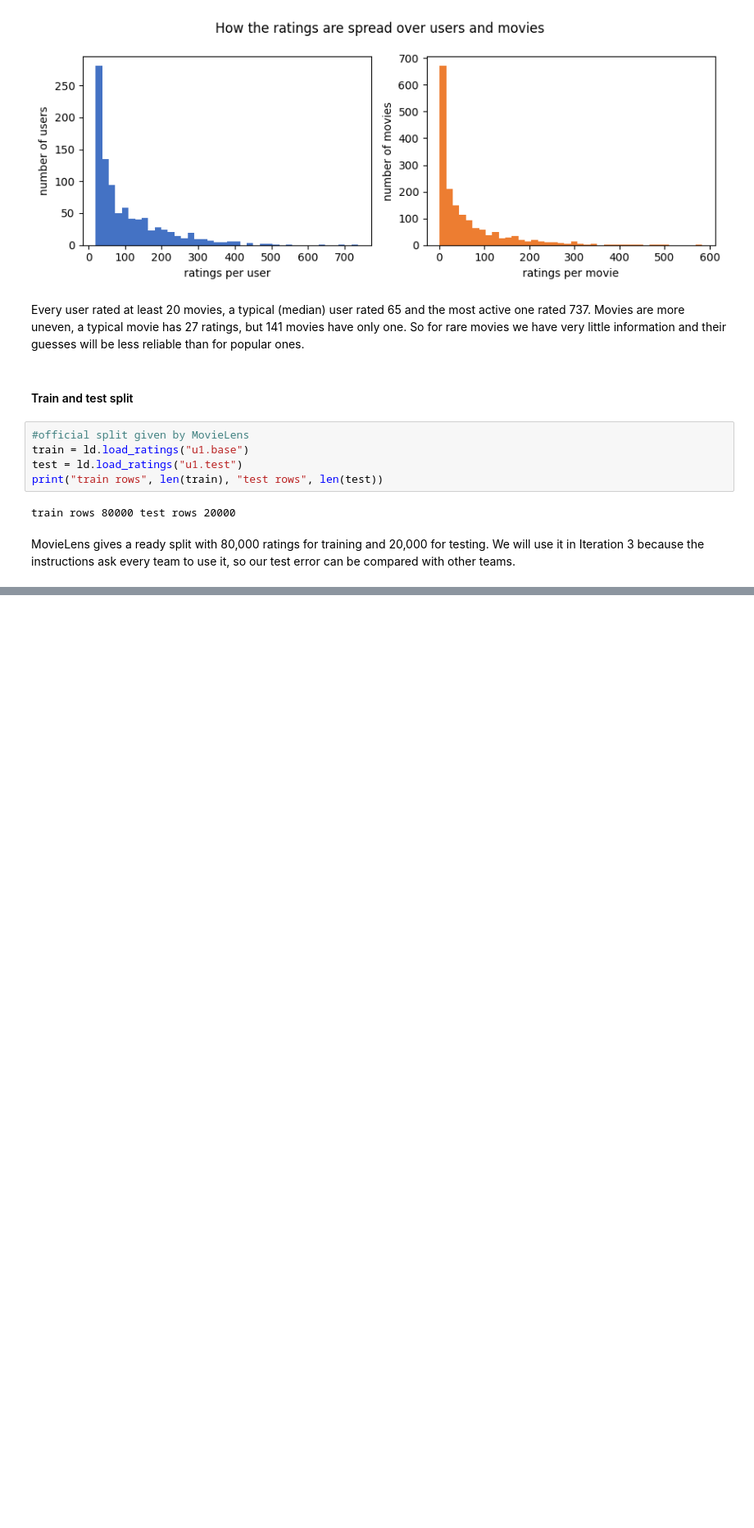
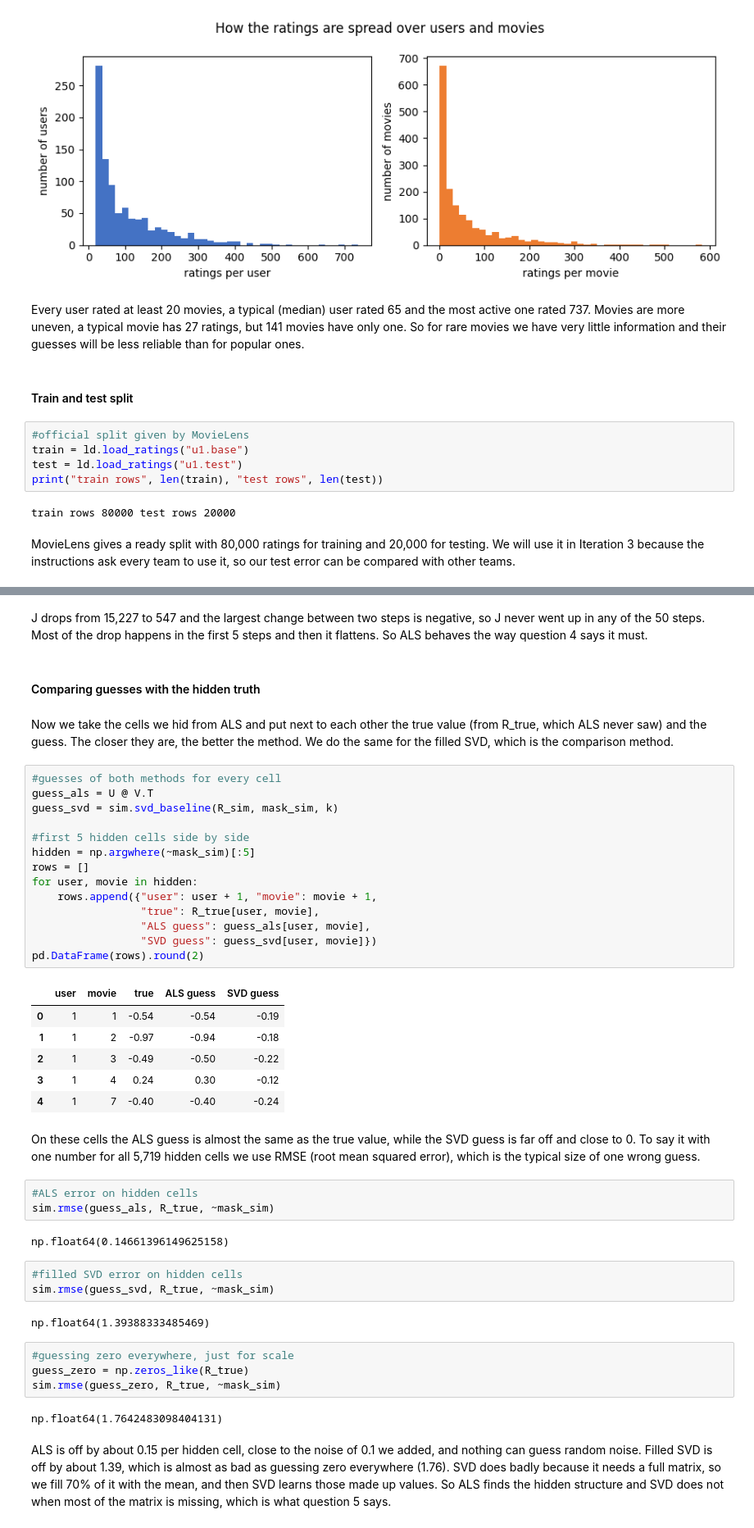
Before and after one commit to aaravjain151/ds5020-als, a Jupyter notebook: notebooks/iteration2.ipynb, the cells around one changed output, grey strips where cells are left out. Shown at 82% size. Cells and saved outputs as stored; diff of their text form; blank space fills up the shorter version.

```diff
--- a/notebooks/iteration2.ipynb
+++ b/notebooks/iteration2.ipynb
@@ -208,0 +347,47 @@ MovieLens gives a ready split with 80,000 ratings for training and 20,000 for te
+# %% [markdown]
+J drops from 15,227 to 547 and the largest change between two steps is negative, so J never went up in any of the 50 steps. Most of the drop happens in the first 5 steps and then it flattens. So ALS behaves the way question 4 says it must.
+# %% [markdown]
+#### Comparing guesses with the hidden truth
+# %% [markdown]
+Now we take the cells we hid from ALS and put next to each other the true value (from R_true, which ALS never saw) and the guess. The closer they are, the better the method. We do the same for the filled SVD, which is the comparison method.
+# %%
+#guesses of both methods for every cell
+guess_als = U @ V.T
+guess_svd = sim.svd_baseline(R_sim, mask_sim, k)
+
+#first 5 hidden cells side by side
+hidden = np.argwhere(~mask_sim)[:5]
+rows = []
+for user, movie in hidden:
+    rows.append({"user": user + 1, "movie": movie + 1,
+                 "true": R_true[user, movie],
+                 "ALS guess": guess_als[user, movie],
+                 "SVD guess": guess_svd[user, movie]})
+pd.DataFrame(rows).round(2)
+# %% [output]
+|  | user | movie | true | ALS guess | SVD guess |
+| 0 | 1 | 1 | -0.54 | -0.54 | -0.19 |
+| 1 | 1 | 2 | -0.97 | -0.94 | -0.18 |
+| 2 | 1 | 3 | -0.49 | -0.50 | -0.22 |
+| 3 | 1 | 4 | 0.24 | 0.30 | -0.12 |
+| 4 | 1 | 7 | -0.40 | -0.40 | -0.24 |
+# %% [markdown]
+On these cells the ALS guess is almost the same as the true value, while the SVD guess is far off and close to 0. To say it with one number for all 5,719 hidden cells we use RMSE (root mean squared error), which is the typical size of one wrong guess.
+# %%
+#ALS error on hidden cells
+sim.rmse(guess_als, R_true, ~mask_sim)
+# %% [output]
+np.float64(0.14661396149625158)
+# %%
+#filled SVD error on hidden cells
+sim.rmse(guess_svd, R_true, ~mask_sim)
+# %% [output]
+np.float64(1.39388333485469)
+# %%
+#guessing zero everywhere, just for scale
+guess_zero = np.zeros_like(R_true)
+sim.rmse(guess_zero, R_true, ~mask_sim)
+# %% [output]
+np.float64(1.7642483098404131)
+# %% [markdown]
+ALS is off by about 0.15 per hidden cell, close to the noise of 0.1 we added, and nothing can guess random noise. Filled SVD is off by about 1.39, which is almost as bad as guessing zero everywhere (1.76). SVD does badly because it needs a full matrix, so we fill 70% of it with the mean, and then SVD learns those made up values. So ALS finds the hidden structure and SVD does not when most of the matrix is missing, which is what question 5 says.
```
Also changed, not shown: parts of 27 cells of this notebook, 2 other files.
